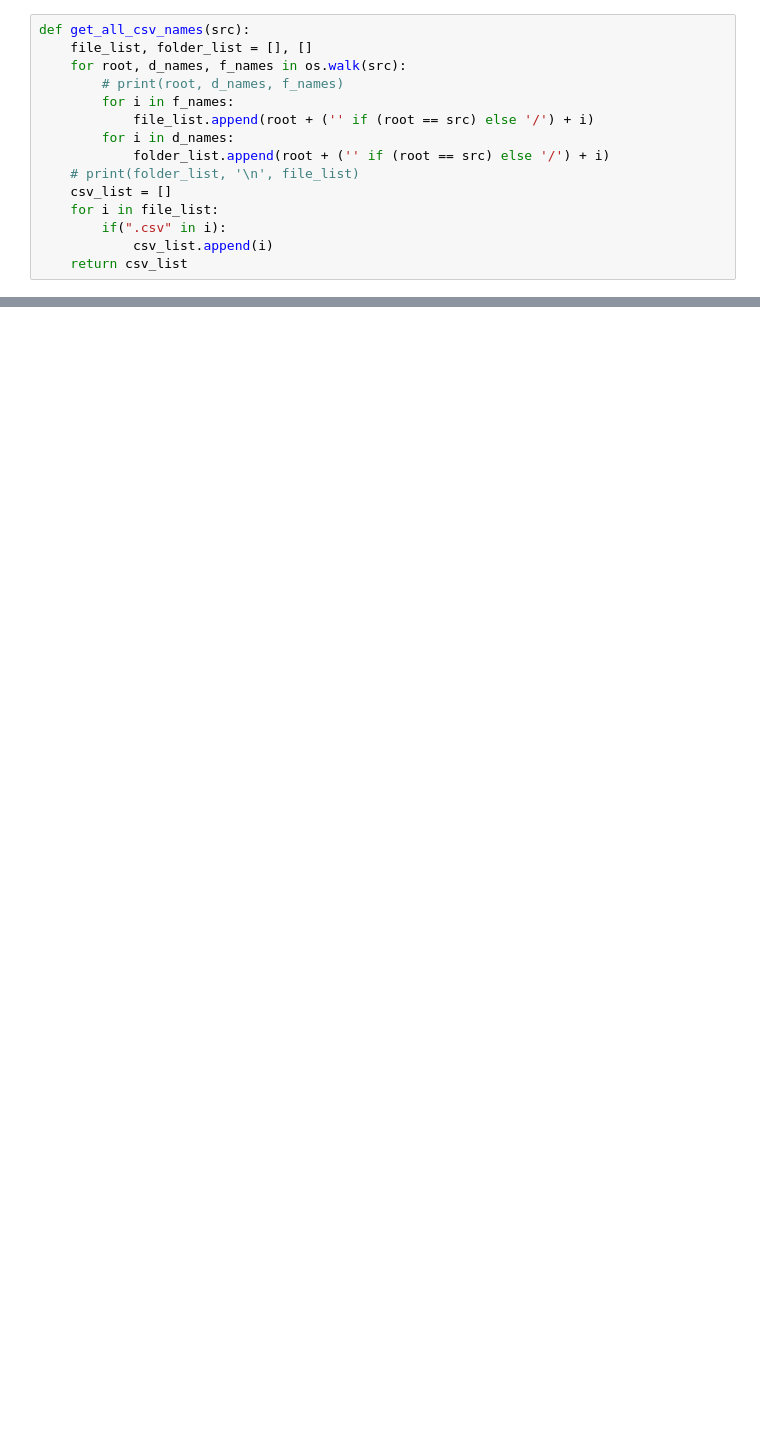
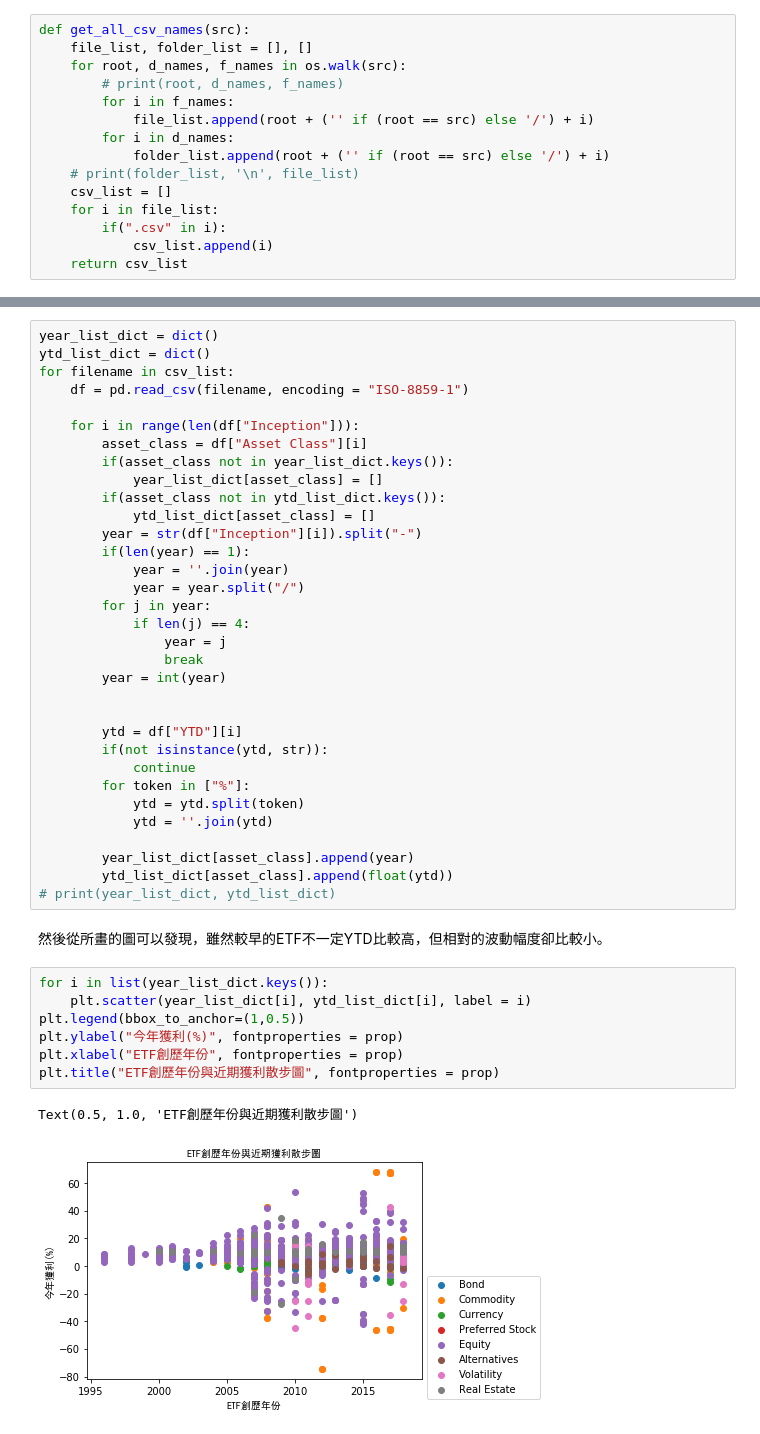
Before and after one commit to Nicetiesniceties/CSX_RPROJECT_SPRING2019, a Jupyter notebook: hw1/HW2, 3 Visualization, Insight, and Some Questions.ipynb, the cells around one changed output, grey strips where cells are left out. Saved outputs shown, nothing was run; the diff lists cells and outputs as text; blank space fills up the shorter version.

```diff
--- a/hw1/HW2, 3 Visualization, Insight, and Some Questions.ipynb
+++ b/hw1/HW2, 3 Visualization, Insight, and Some Questions.ipynb
@@ -57,0 +69,45 @@ ETF_asset_types = ["Bond",
+# %%
+year_list_dict = dict()
+ytd_list_dict = dict()
+for filename in csv_list:
+    df = pd.read_csv(filename, encoding = "ISO-8859-1")
+
+    for i in range(len(df["Inception"])):
+        asset_class = df["Asset Class"][i]
+        if(asset_class not in year_list_dict.keys()):
+            year_list_dict[asset_class] = []
+        if(asset_class not in ytd_list_dict.keys()):
+            ytd_list_dict[asset_class] = []
+        year = str(df["Inception"][i]).split("-")
+        if(len(year) == 1):
+            year = ''.join(year)
+            year = year.split("/")
+        for j in year:
+            if len(j) == 4:
+                year = j
+                break
+        year = int(year)
+
+
+        ytd = df["YTD"][i]
+        if(not isinstance(ytd, str)):
+            continue
+        for token in ["%"]:
+            ytd = ytd.split(token)
+            ytd = ''.join(ytd)
+
+        year_list_dict[asset_class].append(year)
+        ytd_list_dict[asset_class].append(float(ytd))
+# print(year_list_dict, ytd_list_dict)
+# %% [markdown]
+然後從所畫的圖可以發現，雖然較早的ETF不一定YTD比較高，但相對的波動幅度卻比較小。
+# %%
+for i in list(year_list_dict.keys()):
+    plt.scatter(year_list_dict[i], ytd_list_dict[i], label = i)
+plt.legend(bbox_to_anchor=(1,0.5))
+plt.ylabel("今年獲利(%)", fontproperties = prop)
+plt.xlabel("ETF創歷年份", fontproperties = prop)
+plt.title("ETF創歷年份與近期獲利散步圖", fontproperties = prop)
+# %% [output]
+Text(0.5, 1.0, 'ETF創歷年份與近期獲利散步圖')
+[figure, added]
```
Also changed, not shown: parts of 19 cells of this notebook, 1 other file.
